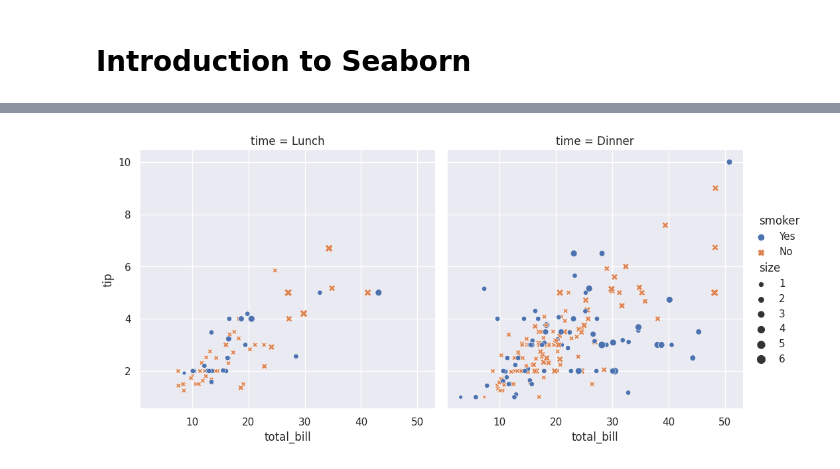
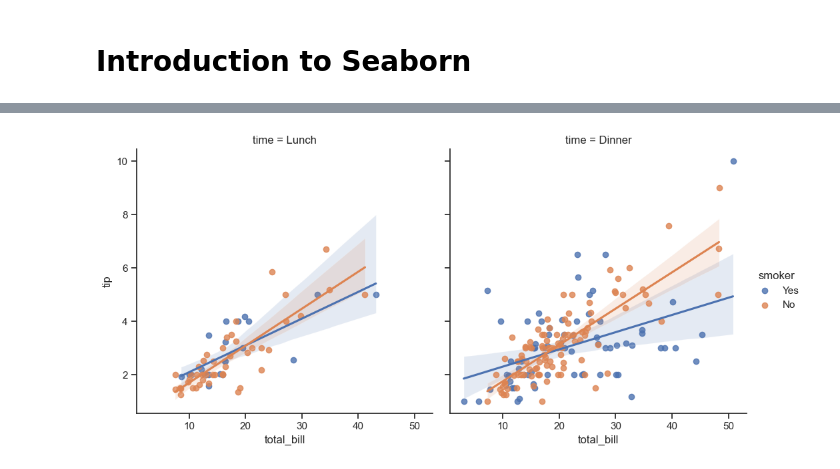
Before and after one commit to BiAPoL/PoL-BioImage-Analysis-TS-Early-Career-Track, a Jupyter notebook: docs/day3a_plotting/01_Introduction_to_Seaborn.ipynb, the cells around one changed output, grey strips where cells are left out. Drawn from its saved outputs; the diff is of its cells as text; code cells hidden in the pictures.

```diff
--- a/docs/day3a_plotting/01_Introduction_to_Seaborn.ipynb
+++ b/docs/day3a_plotting/01_Introduction_to_Seaborn.ipynb
@@ -53,10 +26,6 @@ Here's an example of what seaborn can do:
 # %%
-# Import seaborn
-import seaborn as sns
-import matplotlib.pyplot as plt
-
 # Apply the default theme
-sns.set_theme()
+sns.set_theme(style="ticks")
 
 # Load an example dataset
 tips = sns.load_dataset("tips")
@@ -64,8 +33,12 @@ tips = sns.load_dataset("tips")
 # Create a visualization
 sns.relplot(
     data=tips,
-    x="total_bill", y="tip", col="time",
-    hue="smoker", style="smoker", size="size",
+    x="total_bill",
+    y="tip",
+    col="time",
+    hue="smoker",
+    style="smoker",
+    size="size",
 )
 plt.show()
 # %% [output]
@@ -76,6 +45,0 @@ import seaborn as sns
-# %%
-# Apply the default theme
-sns.set_theme()
-# %%
-# Load an example dataset
-tips = sns.load_dataset("tips")
@@ -82,10 +114,9 @@ tips = sns.load_dataset("tips")
 # %%
-# Create a visualization
-sns.relplot(
+sns.lmplot(
     data=tips,
-    x="total_bill", y="tip", col="time",
-    hue="smoker", style="smoker", size="size",
-)
-plt.show()
+    x="total_bill",
+    y="tip",
+    col="time",
+    hue="smoker")
 # %% [output]
-[figure, old version]
+[figure, new version]
```
Also changed, not shown: parts of 24 cells of this notebook.
